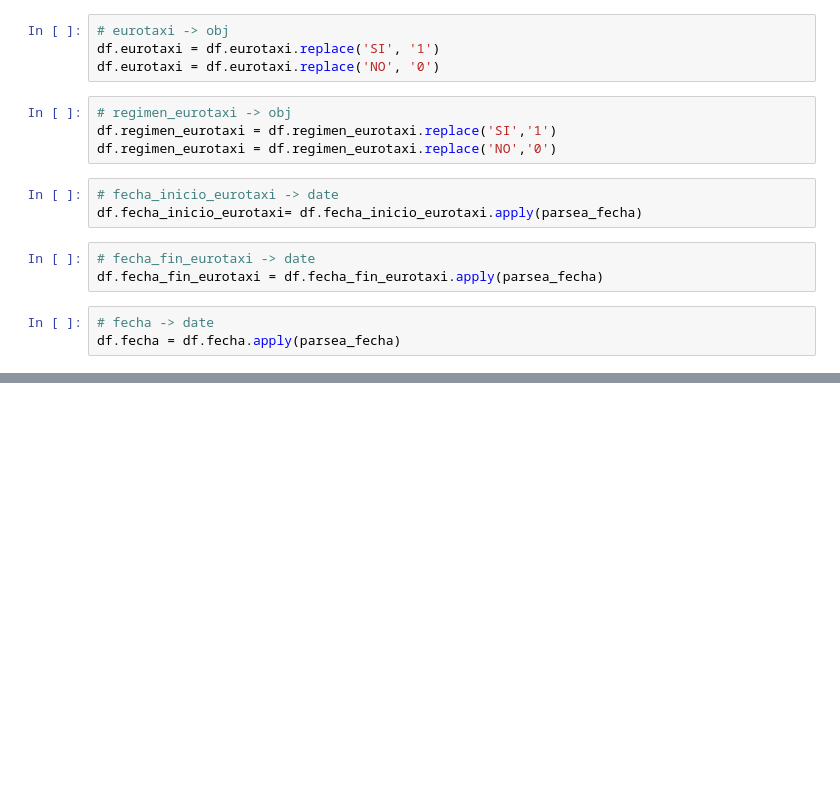
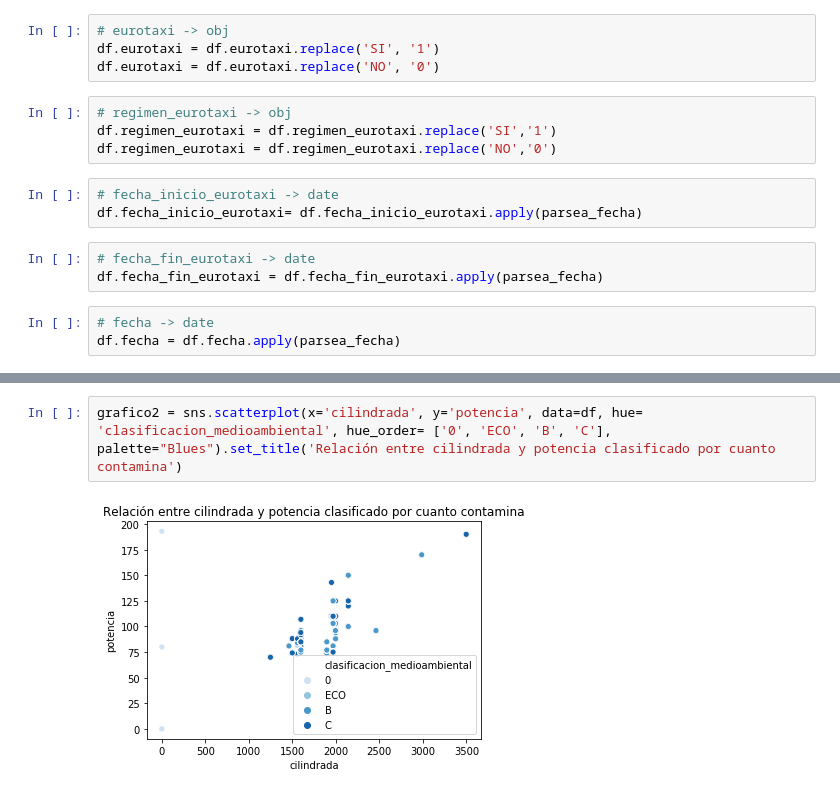
Before and after one commit to SilviaLendinezFernandez/TFM-POLITICA, a Jupyter notebook: Taxis_BD.ipynb, the cells around one changed output, grey strips where cells are left out. Saved outputs shown, nothing was run; the diff lists cells and outputs as text; blank space fills up the shorter version.

```diff
--- a/Taxis_BD.ipynb
+++ b/Taxis_BD.ipynb
@@ -155,0 +189,4 @@ df['Clasificación medioambiental'].value_counts()
+# %%
+grafico2 = sns.scatterplot(x='cilindrada', y='potencia', data=df, hue= 'clasificacion_medioambiental', hue_order= ['0', 'ECO', 'B', 'C'], palette="Blues").set_title('Relación entre cilindrada y potencia clasificado por cuanto contamina')
+# %% [output]
+[figure, added]
```
Also changed, not shown: parts of 11 cells of this notebook, 1 other file.
